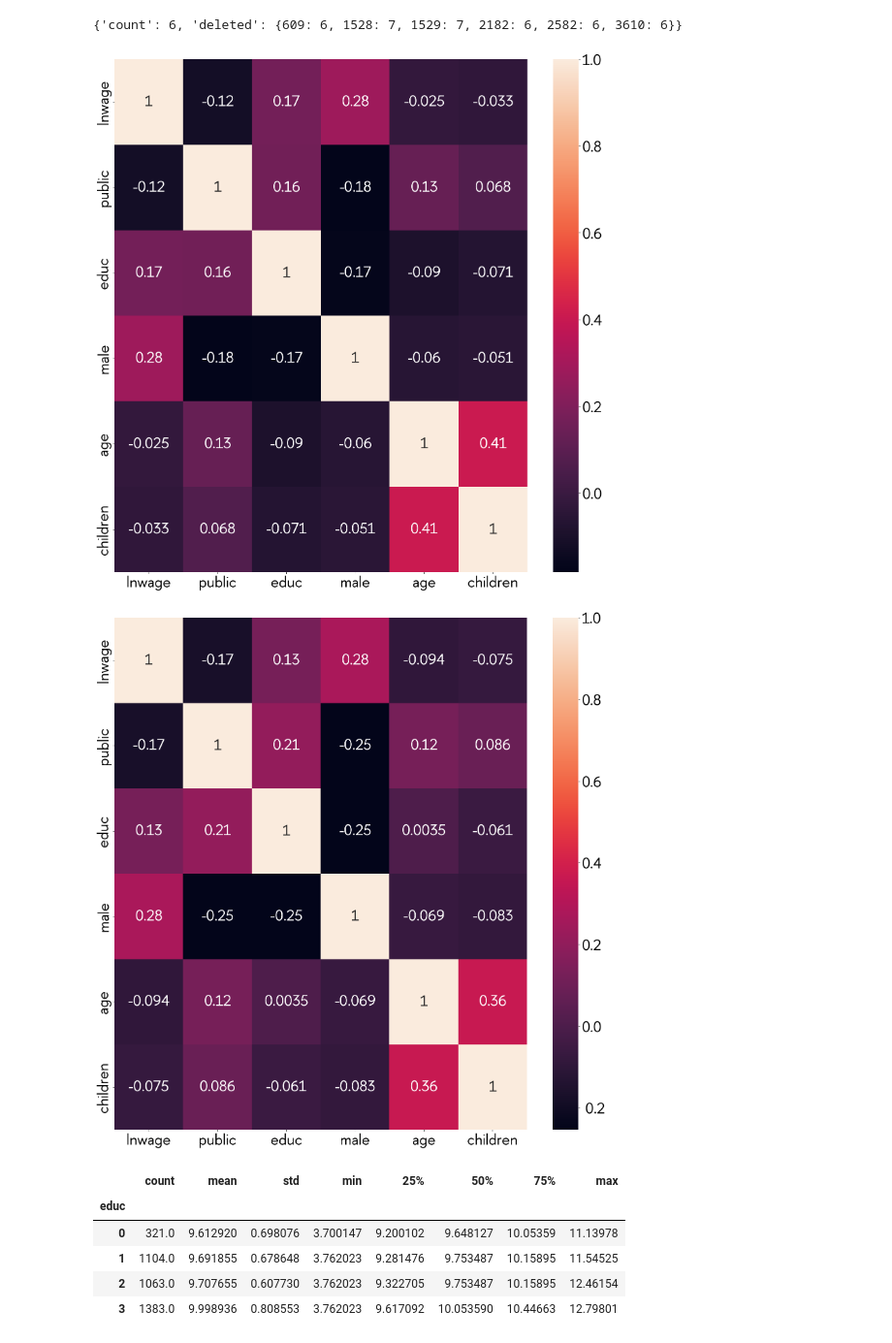
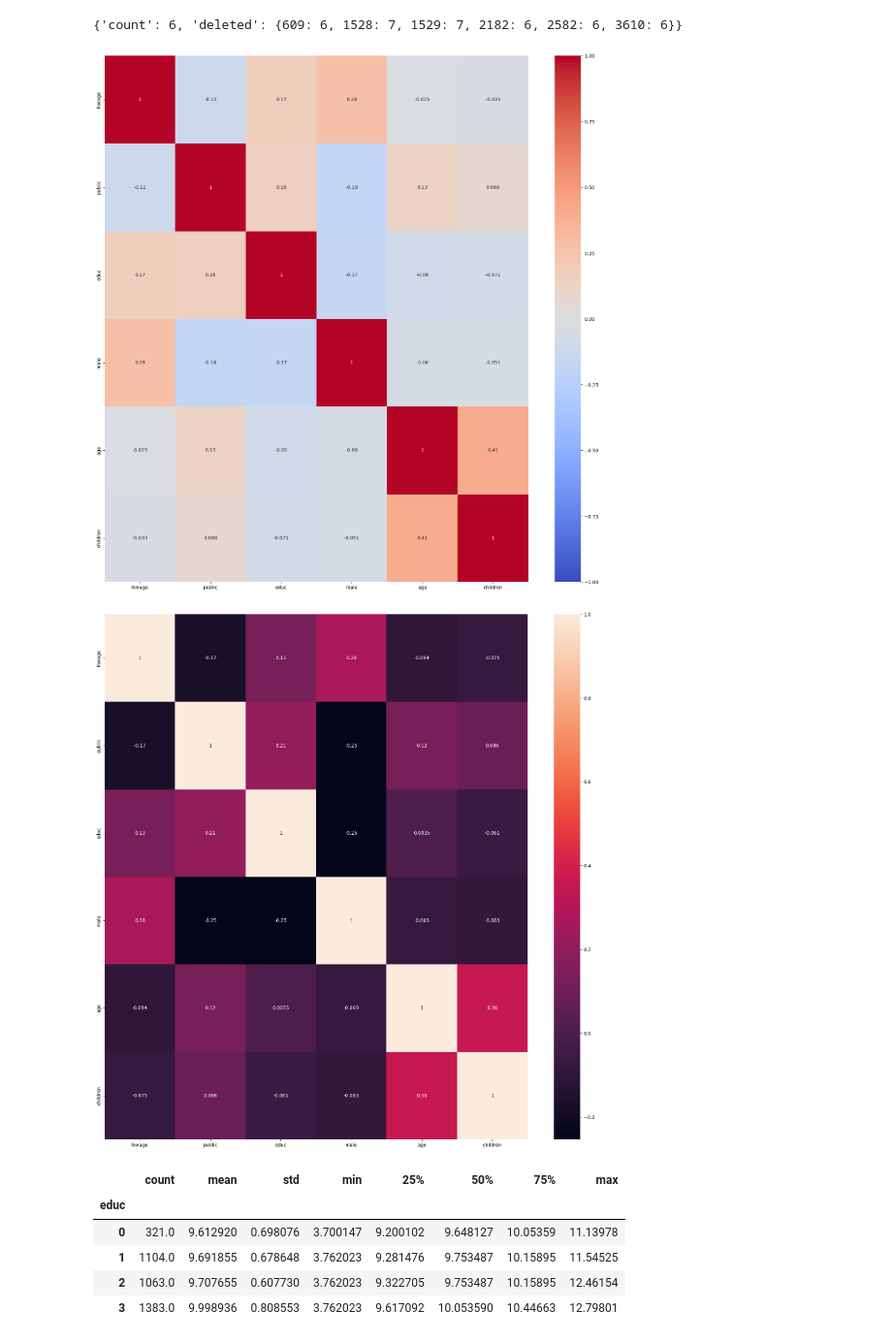
Before and after one commit to Selling-Pandas/dano-hackathon-innopolis-2024, a Jupyter notebook: Vex1cK/1.ipynb, the cells around one changed output. Shown: that part at 97% size. Saved outputs shown, nothing was run; the diff lists cells and outputs as text; code cells hidden in the pictures.

```diff
--- a/Vex1cK/1.ipynb
+++ b/Vex1cK/1.ipynb
@@ -78,14 +78,14 @@ deleted['children']
 # %%
 
 plt.figure(figsize=(20, 20))
-sns.heatmap(df[df['urban'] == 1][['lnwage', 'public', 'educ', 'male', 'age', 'children']].corr(), annot=True)
+sns.heatmap(df[df['urban'] == 1][['lnwage', 'public', 'educ', 'male', 'age', 'children']].corr(), annot=True, cmap='coolwarm', vmax=+1, vmin=-1)
 plt.show()
 plt.figure(figsize=(20, 20))
 sns.heatmap(df[df['urban'] == 0][['lnwage', 'public', 'educ', 'male', 'age', 'children']].corr(), annot=True)
 plt.show()
 # %% [output]
-[figure, old version]
+[figure, new version]
-[figure, old version]
+[figure, new version]
 # %%
 df.groupby("educ")['lnwage'].describe()
 # %% [output]
```
Also changed, not shown: parts of 1 cell of this notebook, 6 other files.
